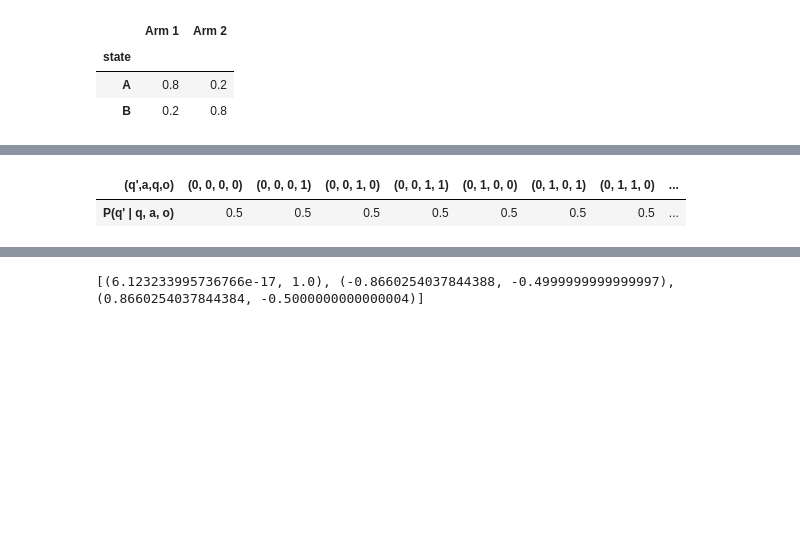
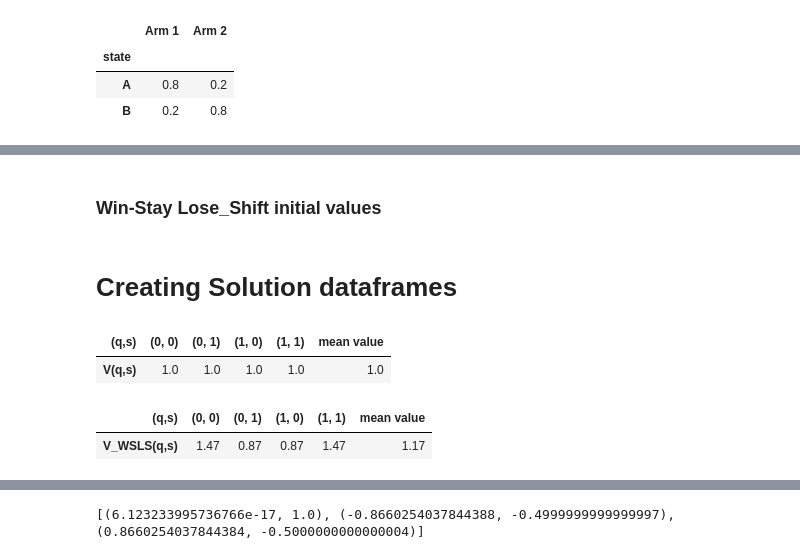
Before and after one commit to malikbf5/FSC-optimization, a Jupyter notebook: Bernoulli Bandits/Bernoulli Bandits.ipynb, the cells around one changed output, grey strips where cells are left out. Saved outputs shown, nothing was run; the diff lists cells and outputs as text; code cells hidden in the pictures; blank space fills up the shorter version.

```diff
--- a/Bernoulli Bandits/Bernoulli Bandits.ipynb
+++ b/Bernoulli Bandits/Bernoulli Bandits.ipynb
@@ -198,6 +171,0 @@ def create_dataframes(model):
-# %%
-optimal_y = [{"V(q,s)": value(newmodel.y[key]), "(q,s)": key}for key in newmodel.y]
-pyodf = pd.DataFrame(optimal_y).T
-pyodf.columns = pyodf.iloc[1]
-pyodf.drop(pyodf.index[1], inplace=True)
-pyodf
@@ -222,9 +171,0 @@ $P(q' | q, a, o) = \frac{P(q',a | q,o)}{\sum_{q'}P(q',a | q,o)}$
-# %%
-nodetrans = {}
-actionselect = {}
-for key in newmodel.x.get_values():
-    temp = newmodel.x.get_values()[key]
-    index = key[1:]
-    temp = temp / sum(newmodel.x.get_values()[key] for key in newmodel.x.get_values() if key[1:] == index)
-    nodetrans[key] = temp
-    actionselect[key[1:3]] = newmodel.x.get_values()[key] / nodetrans[key]
@@ -240,9 +172,2 @@ actionselectdf
-# %%
-nodetransdict = [{"(q',a,q,o)": key, "P(q' | q, a, o)": nodetrans[key]}for key in nodetrans.keys()]
-nodetransdf = pd.DataFrame(nodetransdict).T
-nodetransdf.columns = nodetransdf.iloc[0]
-nodetransdf.drop(nodetransdf.index[0], inplace=True)
-nodetransdf
-# %% [output]
-| (q',a,q,o) | (0, 0, 0, 0) | (0, 0, 0, 1) | (0, 0, 1, 0) | (0, 0, 1, 1) | (0, 1, 0, 0) | (0, 1, 0, 1) | (0, 1, 1, 0) | ... |
-| P(q' | q, a, o) | 0.5 | 0.5 | 0.5 | 0.5 | 0.5 | 0.5 | 0.5 | ... |
+# %% [markdown]
+### Win-Stay Lose_Shift initial values
@@ -248,0 +203,38 @@ nodetransdf
+# %% [markdown]
+# Creating Solution dataframes
+# %%
+def value_dataframe(newmodely,horiz=False):
+    optimal_y = {"(q,s)": [key for key in newmodely.get_values().keys()],
+                  "V(q,s)": [newmodely.get_values()[key] for key in newmodely.get_values().keys()]}
+    if horiz:
+        optimal_y_df = pd.DataFrame(optimal_y).T
+        # specify column names
+        optimal_y_df.columns = optimal_y_df.iloc[0]
+        # drop extra row
+        optimal_y_df = optimal_y_df.drop(optimal_y_df.index[0])
+        # add mean value
+        optimal_y_df.insert(len(optimal_y_df.columns),"mean value",float(optimal_y_df.mean(axis=1)[0]))
+    else:
+        optimal_y_df = pd.DataFrame(optimal_y)
+        # set index
+        optimal_y_df = optimal_y_df.set_index("(q,s)")
+        # add mean value
+        optimal_y_df.loc["mean value"] = float(optimal_y_df.mean(axis=1)[0])
+    return optimal_y_df
+
+optimal_ydf = value_dataframe(newmodel.y,horiz=True)
+optimal_ydf
+# %% [output]
+| (q,s) | (0, 0) | (0, 1) | (1, 0) | (1, 1) | mean value |
+| V(q,s) | 1.0 | 1.0 | 1.0 | 1.0 | 1.0 |
+# %%
+value_WSLS = [{"(q,s)":(qi,si), "V_WSLS(q,s)": 1.47 if qi == si else 0.87}
+            for (qi,si) in product(range(2),range(2))]
+value_WSLSdf = pd.DataFrame(value_WSLS).T
+value_WSLSdf.columns = value_WSLSdf.iloc[0]
+value_WSLSdf.drop(value_WSLSdf.index[0], inplace=True)
+value_WSLSdf.insert(len(value_WSLSdf.columns),"mean value",float(value_WSLSdf.mean(axis=1)[0]))
+value_WSLSdf
+# %% [output]
+| (q,s) | (0, 0) | (0, 1) | (1, 0) | (1, 1) | mean value |
+| V_WSLS(q,s) | 1.47 | 0.87 | 0.87 | 1.47 | 1.17 |
```
Also changed, not shown: parts of 23 cells of this notebook.
